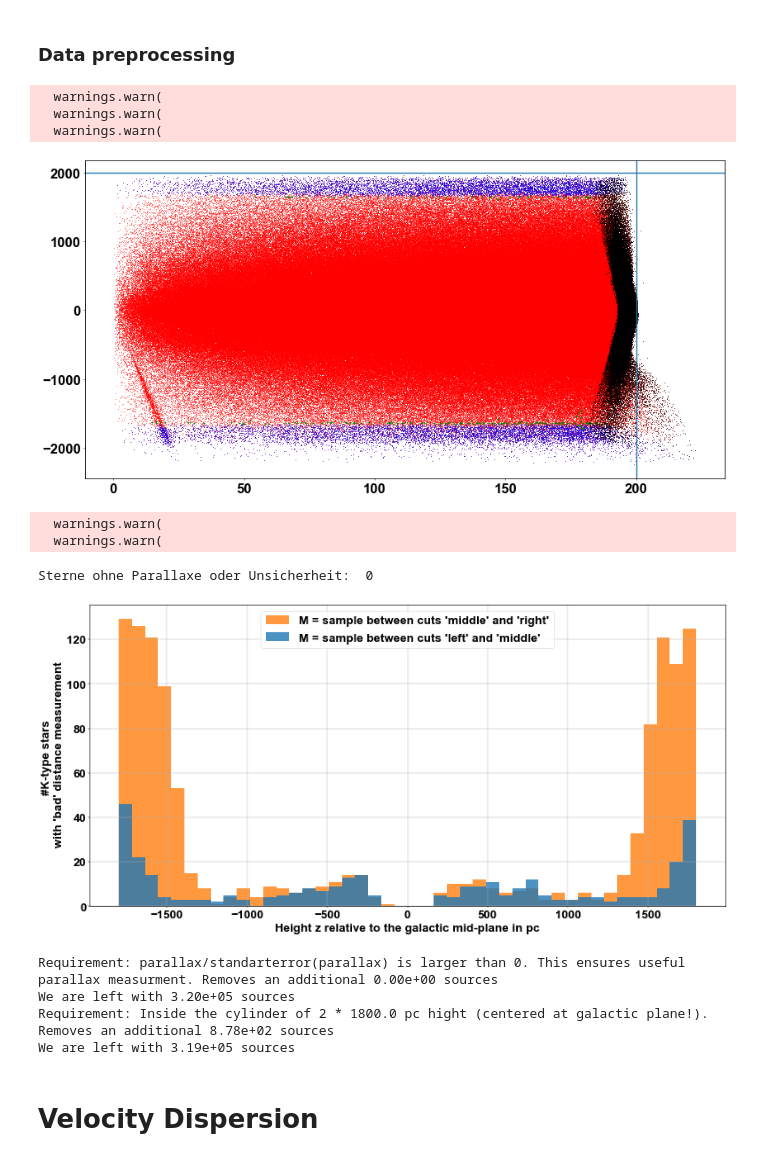
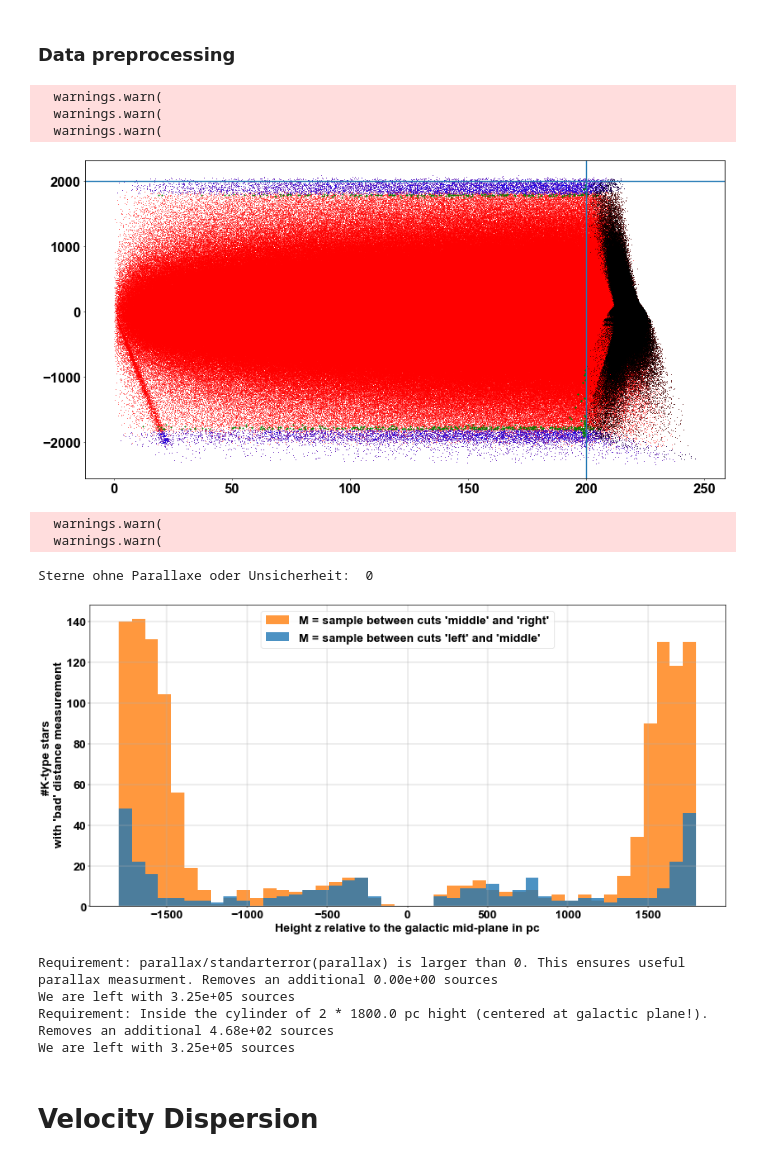
Before and after one commit to rubba0220/Bachelorarbeit, a Jupyter notebook: z final run/Data_with_correction.ipynb, the cells around one changed output. Drawn from its saved outputs; the diff is of its cells as text; code cells hidden in the pictures.

```diff
--- a/z final run/Data_with_correction.ipynb
+++ b/z final run/Data_with_correction.ipynb
@@ -90,7 +90,7 @@ def compute_vz(plx, ra, dec, vlos, pm_ra, pm_dec,):
     return v_z
 # %%
 ''' Loading data '''
-tab2 = Table.read("C:/Users/Ruben/Documents/Bachelorarbeit/All_candidates_for_correction.vot")
+tab2 = Table.read("C:/Users/Ruben/Documents/Bachelorarbeit/final_data_query.vot")
 zpt.load_tables()
 # %%
 ''' Restricting data in absolute magnitude and color '''
@@ -106,48 +106,48 @@ parallax2 = np.array(tab2["parallax"])
 
 dist_pc2_uncorrected = r_from_plx(parallax2) # in pc
 r_pc2_uncorrected = dist_pc2_uncorrected * np.cos(np.array(tab2["b"])*deg2rad) # in pc
-z_pc2_uncorrected = dist_pc2_uncorrected * np.sin(np.array(tab2["b"])*deg2rad) # in pc
+z_pc2_uncorrected = dist_pc2_uncorrected * np.sin(np.array(tab2["b"])*deg2rad) +14.5 # in pc
 parallax2 = parallax2 - zpvals2
 
 dist_pc2 = r_from_plx(parallax2) # in pc
 r_pc2 = dist_pc2 * np.cos(np.array(tab2["b"])*deg2rad) # in pc
-z_pc2 = dist_pc2 * np.sin(np.array(tab2["b"])*deg2rad) # in pc
+z_pc2 = dist_pc2 * np.sin(np.array(tab2["b"])*deg2rad) +14.5 # in pc
 absolute_magnitude2 = apparent_magnitude2 - 5.*np.log10(dist_pc2) + 5
 
 g_rp2 = np.array(tab2["g_rp"]) # in mag
 bp_g2 = np.array(tab2["bp_g"]) # in mag
 bp_rp2 = np.array(tab2["bp_rp"]) # in mag
 
 x = g_rp2 # chosen color-measurand for data selection
 
 # all cuts to select a tracer population (cuts are difined as color dependent cuts in absolute magnitude)'''
 ou = 'o3m3' # final selection of cuts, to limit data to the main sequence
 o3 = (6-7.4)/(0.79-1.04)*(x-0.79)+6
 m3 = (6-7.4)/(0.67-0.9)*(x-0.67+2*0.032)+6
 
 # final selection to restrict the used interval of the main sequence
 left2 = 6
 right2 = 7.4
 
-tab = tab2[(r_pc2 < 200.)&(absolute_magnitude2>=o3)&(absolute_magnitude2<=m3)&(absolute_magnitude2<=right2)&(absolute_magnitude2>=left2)]
+tab = tab2[(r_pc2 < 200.)&(abs(z_pc2)<1800)&(absolute_magnitude2>=o3)&(absolute_magnitude2<=m3)&(absolute_magnitude2<=right2)&(absolute_magnitude2>=left2)]
 
 ''' Plotting '''
 
 fig = plt.figure(figsize=(20,10))
 plt.scatter(r_pc2, z_pc2, marker='.', color='red', s=0.5)
-plt.scatter(r_pc2[np.where(abs(z_pc2_uncorrected)>1750)], z_pc2[np.where(abs(z_pc2_uncorrected)>1750)], marker='.', color='blue', s=0.5)
-plt.scatter(r_pc2[np.where((abs(z_pc2_uncorrected)>1750)&(abs(z_pc2)<=1650))], z_pc2[np.where((abs(z_pc2_uncorrected)>1750)&(abs(z_pc2)<=1650))], marker='x', color='green', s=2)
-plt.scatter(r_pc2[np.where((r_pc2_uncorrected>195))], z_pc2[np.where(r_pc2_uncorrected>195)], marker='.', color='black', s=0.5)
-plt.scatter(r_pc2[np.where((r_pc2_uncorrected>195)&(r_pc2<=180))], z_pc2[np.where((r_pc2_uncorrected>195)&(r_pc2<=180))], marker='x', color='green', s=4)
+plt.scatter(r_pc2[np.where(abs(z_pc2_uncorrected)>1900)], z_pc2[np.where(abs(z_pc2_uncorrected)>1900)], marker='.', color='blue', s=0.5)
+plt.scatter(r_pc2[np.where((abs(z_pc2_uncorrected)>1900)&(abs(z_pc2)<=1800))], z_pc2[np.where((abs(z_pc2_uncorrected)>1900)&(abs(z_pc2)<=1800))], marker='x', color='green', s=2)
+plt.scatter(r_pc2[np.where((r_pc2_uncorrected>215))], z_pc2[np.where(r_pc2_uncorrected>215)], marker='.', color='black', s=0.5)
+plt.scatter(r_pc2[np.where((r_pc2_uncorrected>215)&(r_pc2<=200))], z_pc2[np.where((r_pc2_uncorrected>215)&(r_pc2<=200))], marker='x', color='green', s=4)
 plt.axhline(2000)
 plt.axvline(200)
 fig.set_dpi(50)
 plt.show()
 # %% [output]
   warnings.warn(
   warnings.warn(
   warnings.warn(
-[figure, old version]
+[figure, new version]
 # %%
 ''' investigation of z dependence of stars with inaccurate parallaxe measurment '''
 
@@ -192,7 +192,7 @@ plt.show()
   warnings.warn(
   warnings.warn(
 Sterne ohne Parallaxe oder Unsicherheit:  0
-[figure, old version]
+[figure, new version]
 # %%
 ''' Selecting subsamples '''
 mask0 = parallax_over_error > 0 # minimal parallax over error not needed anymore due to consideration of statistical influence of uncertainty in the variational inference
@@ -243,9 +243,9 @@ def arrays(tab_filtered):
     return l_np, b_np, ra_np, ra_error_np, dec_np, dec_error_np, parallax_np, parallax_error_np, pmra_np, pmra_error_np, pmdec_np, pmdec_error_np, phot_g_mean_mag_np, teff_gspphot_np, bp_rp_np, radial_velocity_np, radial_velocity_error_np
 # %% [output]
 Requirement: parallax/standarterror(parallax) is larger than 0. This ensures useful parallax measurment. Removes an additional 0.00e+00 sources
-We are left with 3.20e+05 sources
-Requirement: Inside the cylinder of 2 * 1800.0 pc hight (centered at galactic plane!). Removes an additional 8.78e+02 sources
-We are left with 3.19e+05 sources
+We are left with 3.25e+05 sources
+Requirement: Inside the cylinder of 2 * 1800.0 pc hight (centered at galactic plane!). Removes an additional 4.68e+02 sources
+We are left with 3.25e+05 sources
 # %% [markdown]
 # Velocity Dispersion
 # %%
```
Also changed, not shown: parts of 3 cells of this notebook, 28 other files.
